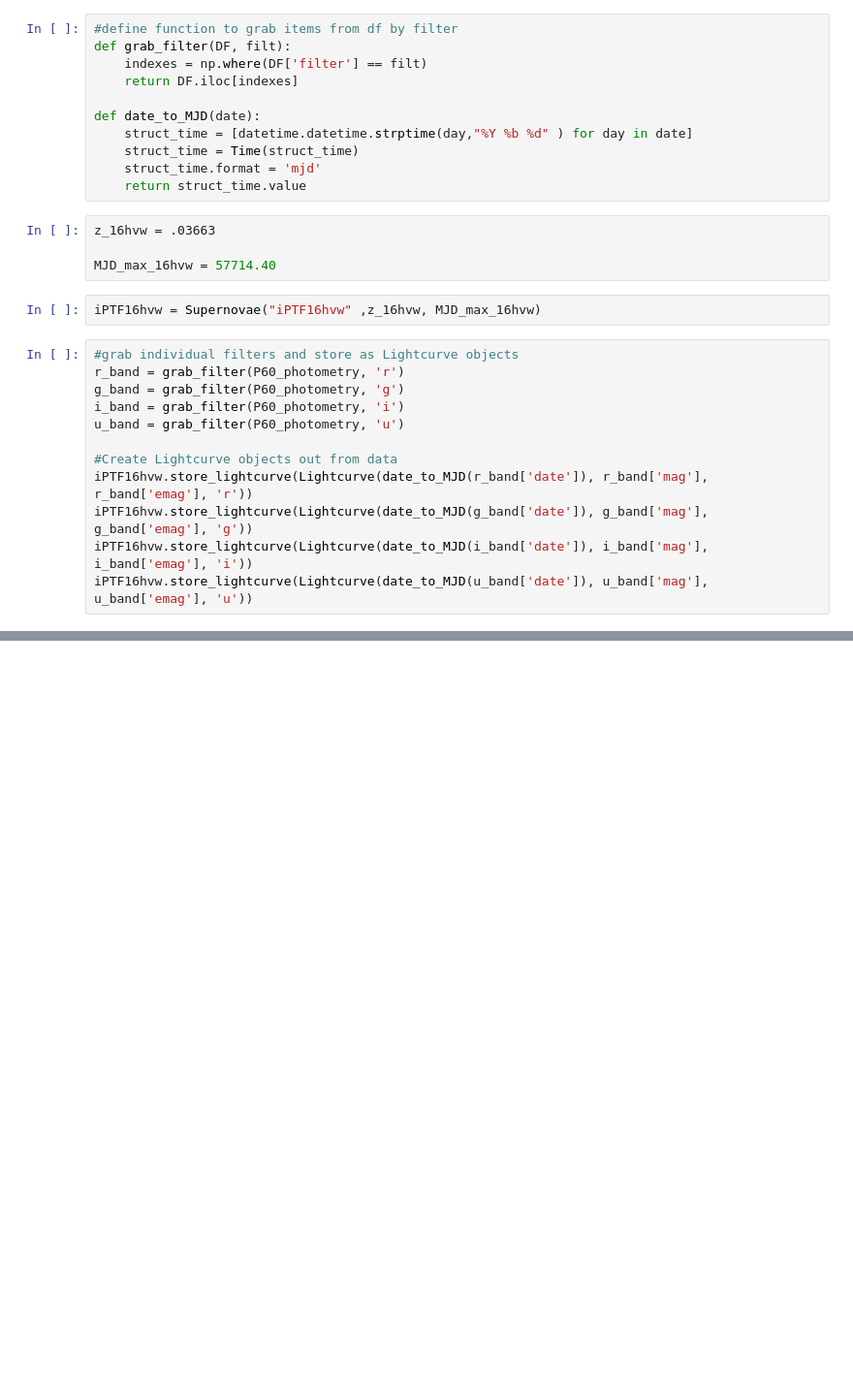
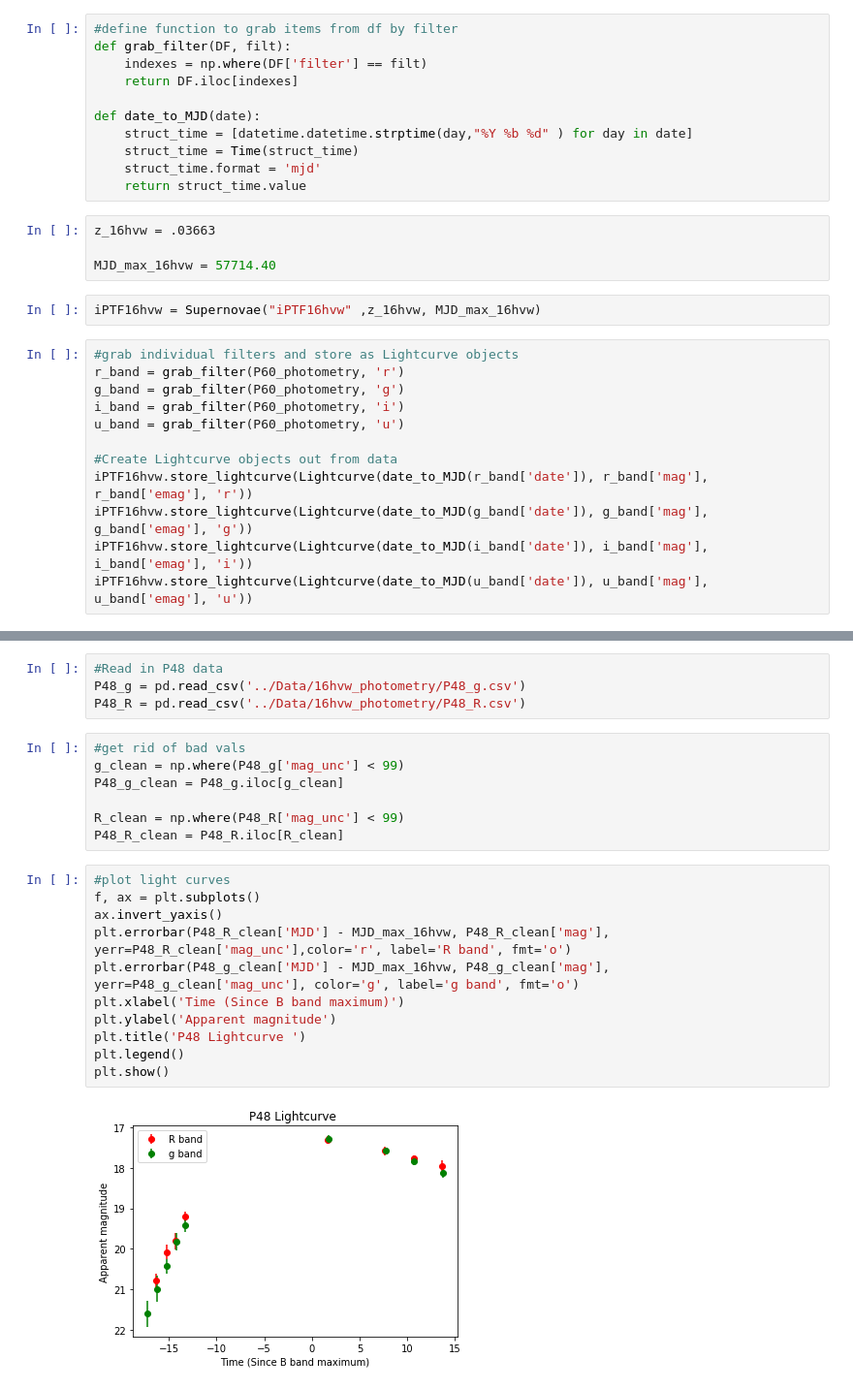
Before and after one commit to adamamiller/iptf16hvw-1, a Jupyter notebook: Photometric Analysis - iPTF16hvw.ipynb, the cells around one changed output, grey strips where cells are left out. Shown: that part at 97% size. Drawn from its saved outputs; the diff is of its cells as text; blank space fills up the shorter version.

```diff
--- a/Photometric Analysis - iPTF16hvw.ipynb
+++ b/Photometric Analysis - iPTF16hvw.ipynb
@@ -105,0 +86,24 @@ plt.show()
+# %%
+#Read in P48 data
+P48_g = pd.read_csv('../Data/16hvw_photometry/P48_g.csv')
+P48_R = pd.read_csv('../Data/16hvw_photometry/P48_R.csv')
+# %%
+#get rid of bad vals
+g_clean = np.where(P48_g['mag_unc'] < 99)
+P48_g_clean = P48_g.iloc[g_clean]
+
+R_clean = np.where(P48_R['mag_unc'] < 99)
+P48_R_clean = P48_R.iloc[R_clean]
+# %%
+#plot light curves
+f, ax = plt.subplots()
+ax.invert_yaxis()
+plt.errorbar(P48_R_clean['MJD'] - MJD_max_16hvw, P48_R_clean['mag'], yerr=P48_R_clean['mag_unc'],color='r', label='R band', fmt='o')
+plt.errorbar(P48_g_clean['MJD'] - MJD_max_16hvw, P48_g_clean['mag'], yerr=P48_g_clean['mag_unc'], color='g', label='g band', fmt='o')
+plt.xlabel('Time (Since B band maximum)')
+plt.ylabel('Apparent magnitude')
+plt.title('P48 Lightcurve ')
+plt.legend()
+plt.show()
+# %% [output]
+[figure, added]
```
Also changed, not shown: parts of 28 cells of this notebook.
